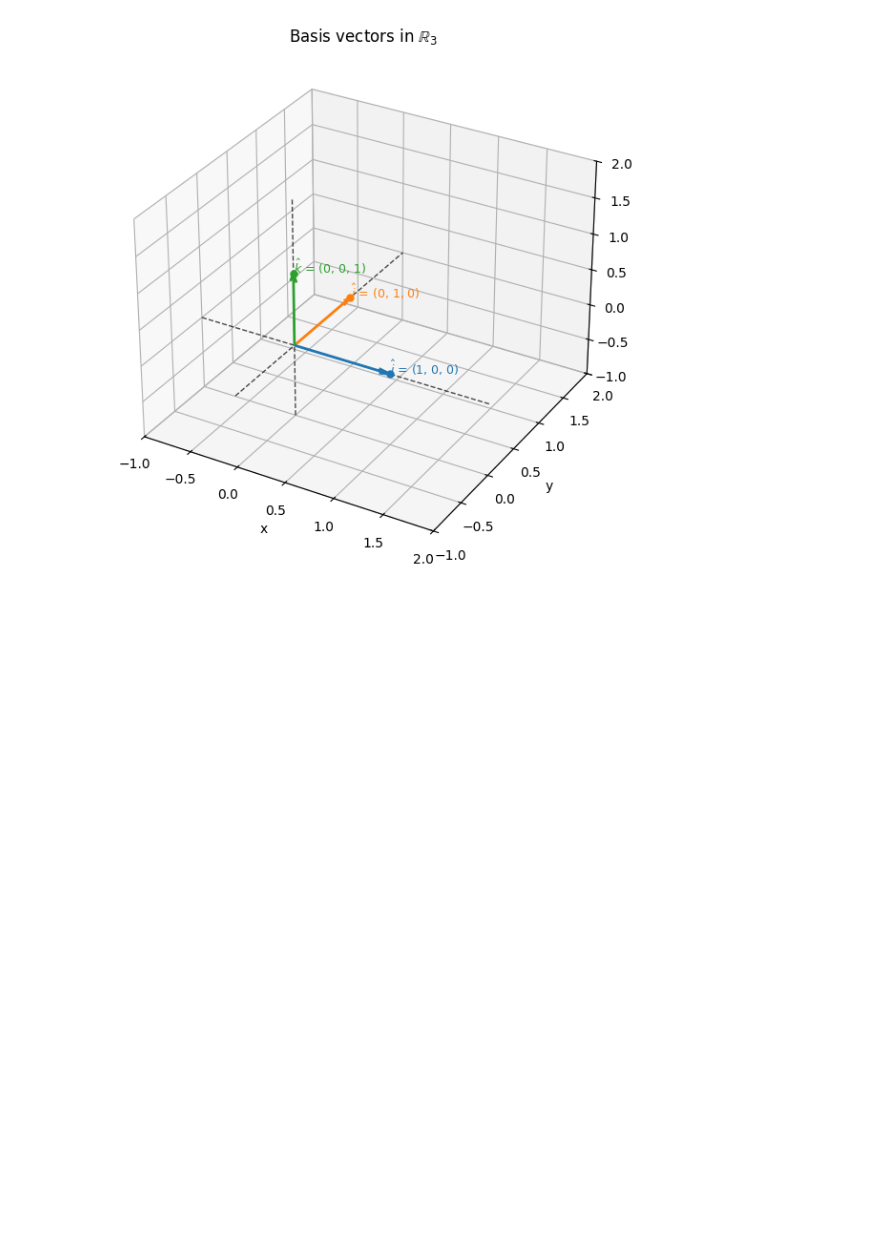
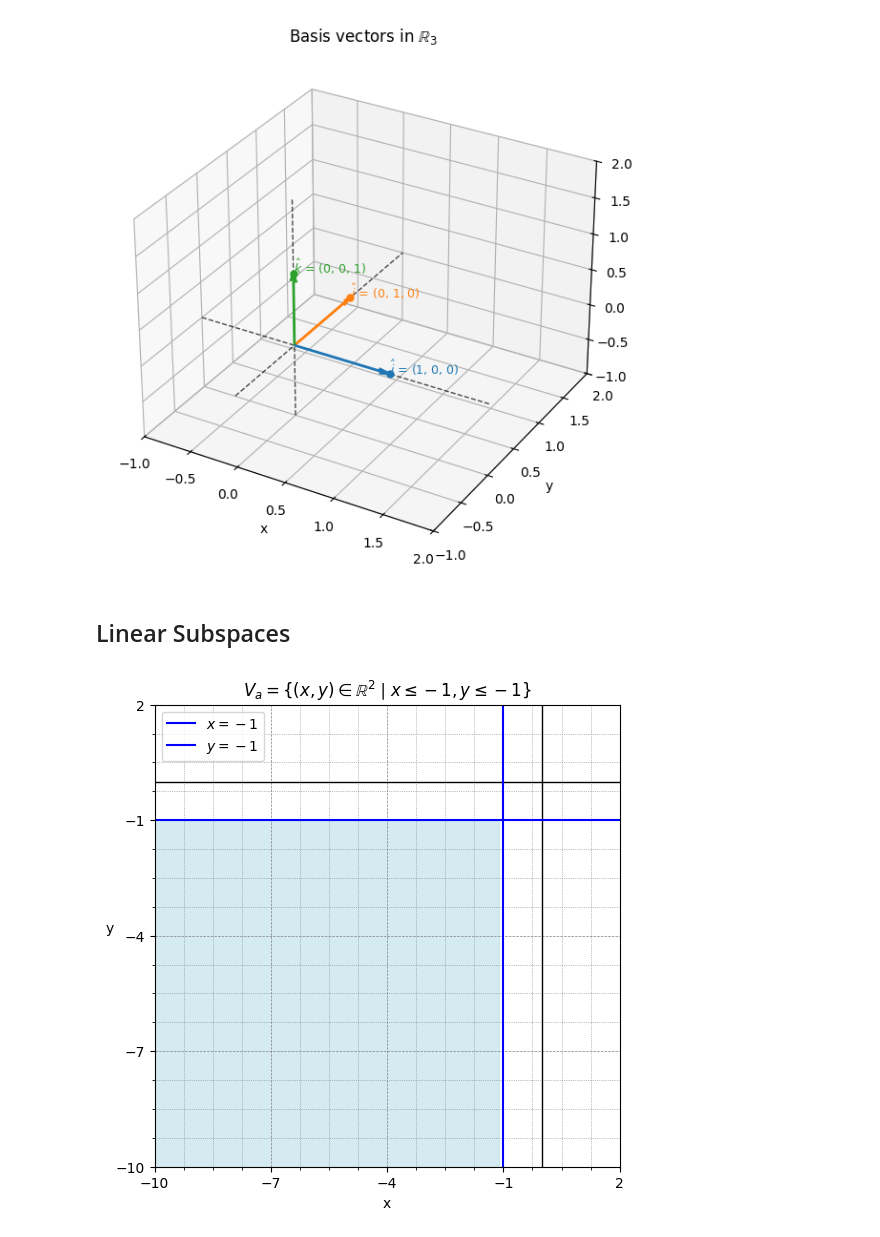
Before and after one commit to seanjiangsh/math-practice, a Jupyter notebook: linear-algebra/vectors.ipynb, the cells around one changed output. Saved outputs shown, nothing was run; the diff lists cells and outputs as text; code cells hidden in the pictures; blank space fills up the shorter version.

Commit message:
feat: linear subspaces practice and inequality fill fixes
Co-Authored-By: Claude Opus 5.5 <noreply@anthropic.com>
Claude-Session: https://claude.ai/code/session_01MSiYRnZsHPSugnxSCx77ed

```diff
--- a/linear-algebra/vectors.ipynb
+++ b/linear-algebra/vectors.ipynb
@@ -134,3 +138,34 @@ vectors = {
 result = plot_basic_vectors(vectors, title='Basis vectors in $\\mathbb{R}_3$')
 # %% [output]
 [figure]
+# %% [markdown]
+## Linear Subspaces
+# %%
+# Va = {(x, y) ∈ℝ2 |x, y ≤−1}
+all_range = np.linspace(-10, 10, 100)
+line_x = {
+  'x': -1 * np.ones_like(all_range),
+  'y': all_range,
+  'label': '$x = -1$',
+}
+line_y = {
+  'x': all_range,
+  'y': -1 * np.ones_like(all_range),
+  'label': '$y = -1$',
+}
+fill = {
+  'x': all_range,
+  'y1': -10 * np.ones_like(all_range),
+  'y2': -1 * np.ones_like(all_range),
+  'where': all_range <= -1,
+}
+title = '$V_a = \\{(x, y) \\in \\mathbb{R}^2 \\mid x \\leq -1, y \\leq -1\\}$'
+
+plot_lines(
+  title,
+  [line_x, line_y],
+  [fill],
+  limits={'x': (-10, 2), 'y': (-10, 2)},
+)
+# %% [output]
+[figure, added]
```
Also changed, not shown: parts of 3 cells of this notebook, 1 other file.
